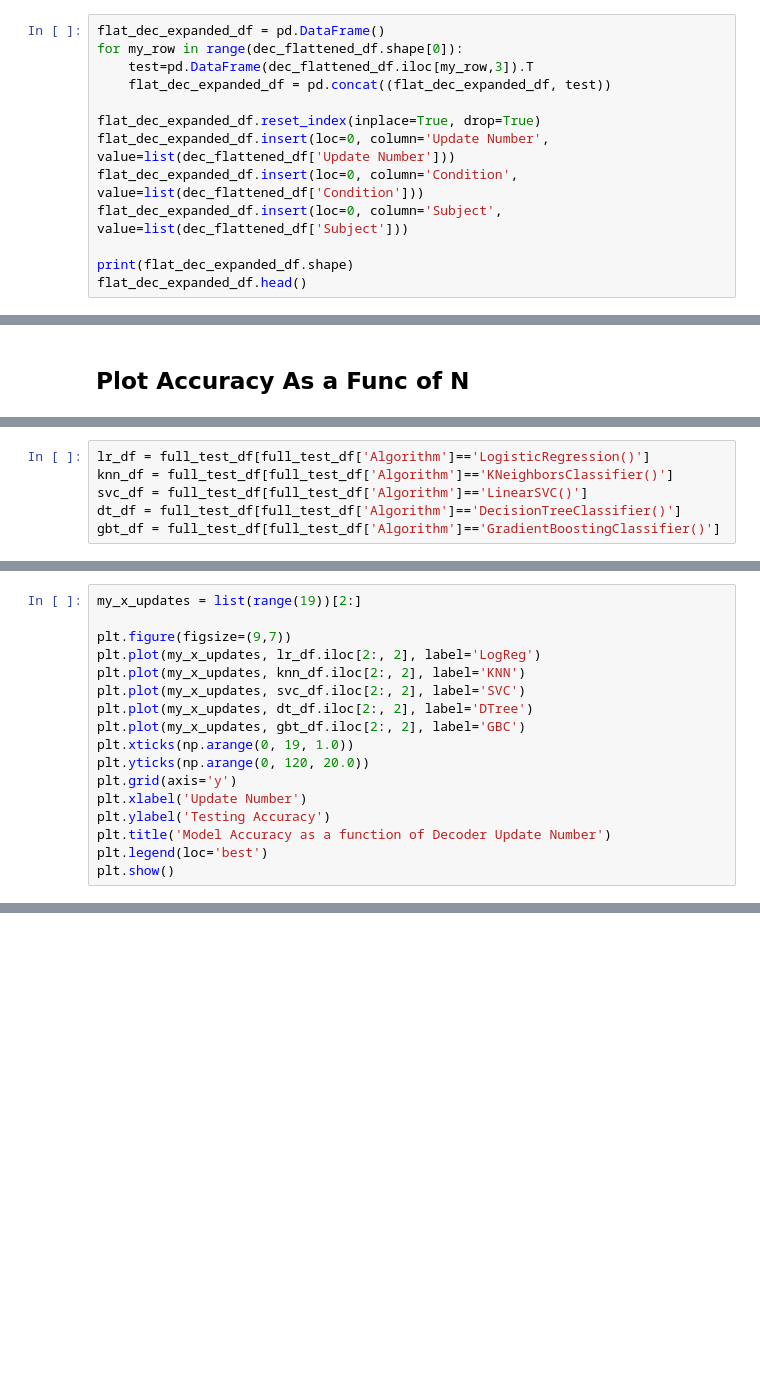
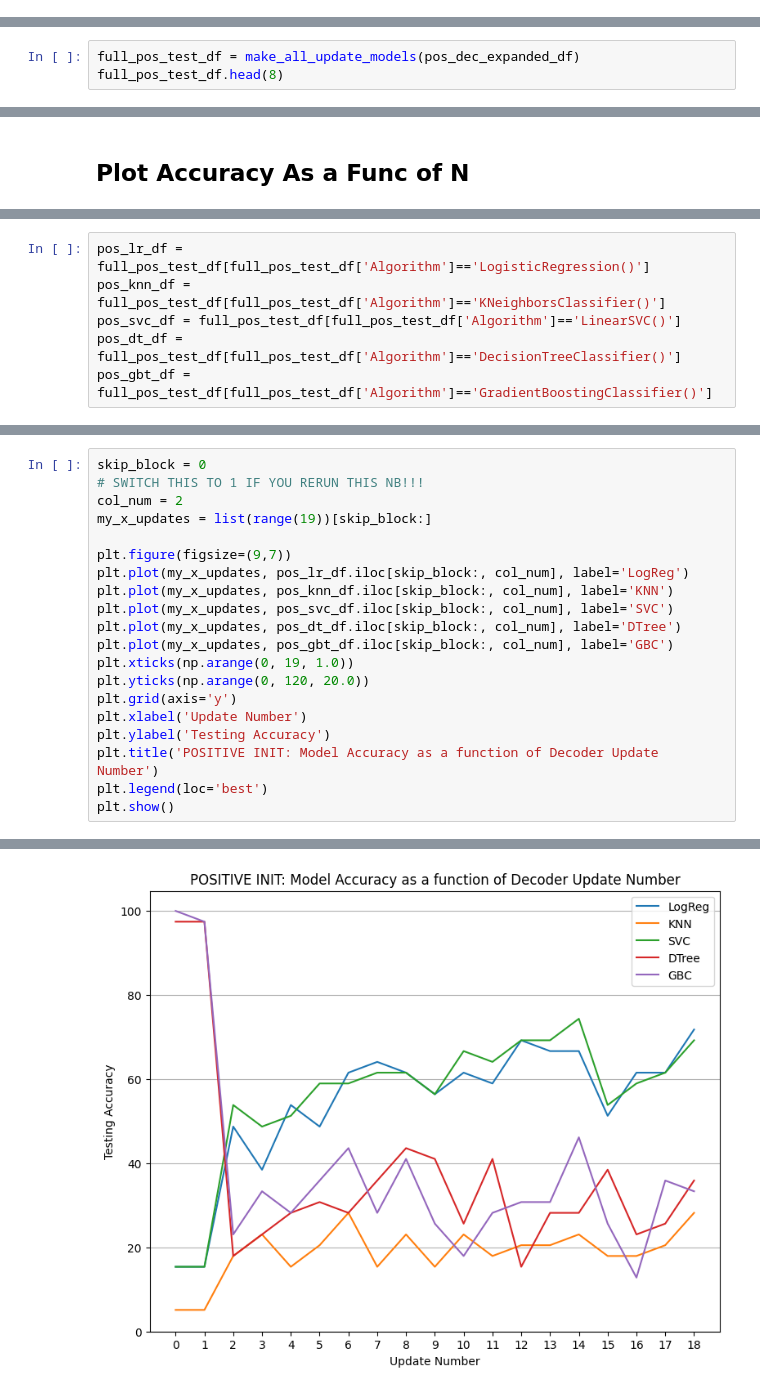
Before and after one commit to kdmalc/personalization-privacy-risk, a Jupyter notebook: 107_Dec_Model_Per_Cond.ipynb, the cells around one changed output, grey strips where cells are left out. Saved outputs shown, nothing was run; the diff lists cells and outputs as text; blank space fills up the shorter version.

Commit message:
Separated Model by Condition

```diff
--- a/107_Dec_Model_Per_Cond.ipynb
+++ b/107_Dec_Model_Per_Cond.ipynb
@@ -98,13 +99,0 @@ neg_dec_df = dec_flattened_df[dec_flattened_df["Condition"] in neg_init]
-# %%
-flat_dec_expanded_df = pd.DataFrame()
-for my_row in range(dec_flattened_df.shape[0]):
-    test=pd.DataFrame(dec_flattened_df.iloc[my_row,3]).T
-    flat_dec_expanded_df = pd.concat((flat_dec_expanded_df, test))
-
-flat_dec_expanded_df.reset_index(inplace=True, drop=True)
-flat_dec_expanded_df.insert(loc=0, column='Update Number', value=list(dec_flattened_df['Update Number']))
-flat_dec_expanded_df.insert(loc=0, column='Condition', value=list(dec_flattened_df['Condition']))
-flat_dec_expanded_df.insert(loc=0, column='Subject', value=list(dec_flattened_df['Subject']))
-
-print(flat_dec_expanded_df.shape)
-flat_dec_expanded_df.head()
@@ -180,0 +163,3 @@ eightn_test_df.head(10)
+# %%
+full_pos_test_df = make_all_update_models(pos_dec_expanded_df)
+full_pos_test_df.head(8)
@@ -193,6 +226,6 @@ print(full_test_df.shape)
 # %%
-lr_df = full_test_df[full_test_df['Algorithm']=='LogisticRegression()']
-knn_df = full_test_df[full_test_df['Algorithm']=='KNeighborsClassifier()']
-svc_df = full_test_df[full_test_df['Algorithm']=='LinearSVC()']
-dt_df = full_test_df[full_test_df['Algorithm']=='DecisionTreeClassifier()']
-gbt_df = full_test_df[full_test_df['Algorithm']=='GradientBoostingClassifier()']
+pos_lr_df = full_pos_test_df[full_pos_test_df['Algorithm']=='LogisticRegression()']
+pos_knn_df = full_pos_test_df[full_pos_test_df['Algorithm']=='KNeighborsClassifier()']
+pos_svc_df = full_pos_test_df[full_pos_test_df['Algorithm']=='LinearSVC()']
+pos_dt_df = full_pos_test_df[full_pos_test_df['Algorithm']=='DecisionTreeClassifier()']
+pos_gbt_df = full_pos_test_df[full_pos_test_df['Algorithm']=='GradientBoostingClassifier()']
@@ -217,18 +232,21 @@ NameError: name 'lr_df' is not defined
 # %%
-my_x_updates = list(range(19))[2:]
+skip_block = 0
+# SWITCH THIS TO 1 IF YOU RERUN THIS NB!!!
+col_num = 2
+my_x_updates = list(range(19))[skip_block:]
 
 plt.figure(figsize=(9,7))
-plt.plot(my_x_updates, lr_df.iloc[2:, 2], label='LogReg')
-plt.plot(my_x_updates, knn_df.iloc[2:, 2], label='KNN')
-plt.plot(my_x_updates, svc_df.iloc[2:, 2], label='SVC')
-plt.plot(my_x_updates, dt_df.iloc[2:, 2], label='DTree')
-plt.plot(my_x_updates, gbt_df.iloc[2:, 2], label='GBC')
+plt.plot(my_x_updates, pos_lr_df.iloc[skip_block:, col_num], label='LogReg')
+plt.plot(my_x_updates, pos_knn_df.iloc[skip_block:, col_num], label='KNN')
+plt.plot(my_x_updates, pos_svc_df.iloc[skip_block:, col_num], label='SVC')
+plt.plot(my_x_updates, pos_dt_df.iloc[skip_block:, col_num], label='DTree')
+plt.plot(my_x_updates, pos_gbt_df.iloc[skip_block:, col_num], label='GBC')
 plt.xticks(np.arange(0, 19, 1.0))
 plt.yticks(np.arange(0, 120, 20.0))
 plt.grid(axis='y')
 plt.xlabel('Update Number')
 plt.ylabel('Testing Accuracy')
-plt.title('Model Accuracy as a function of Decoder Update Number')
+plt.title('POSITIVE INIT: Model Accuracy as a function of Decoder Update Number')
 plt.legend(loc='best')
 plt.show()
 # %% [output]
@@ -236,0 +253 @@ NameError: name 'lr_df' is not defined
+[figure, added]
```
Also changed, not shown: parts of 31 cells of this notebook.
